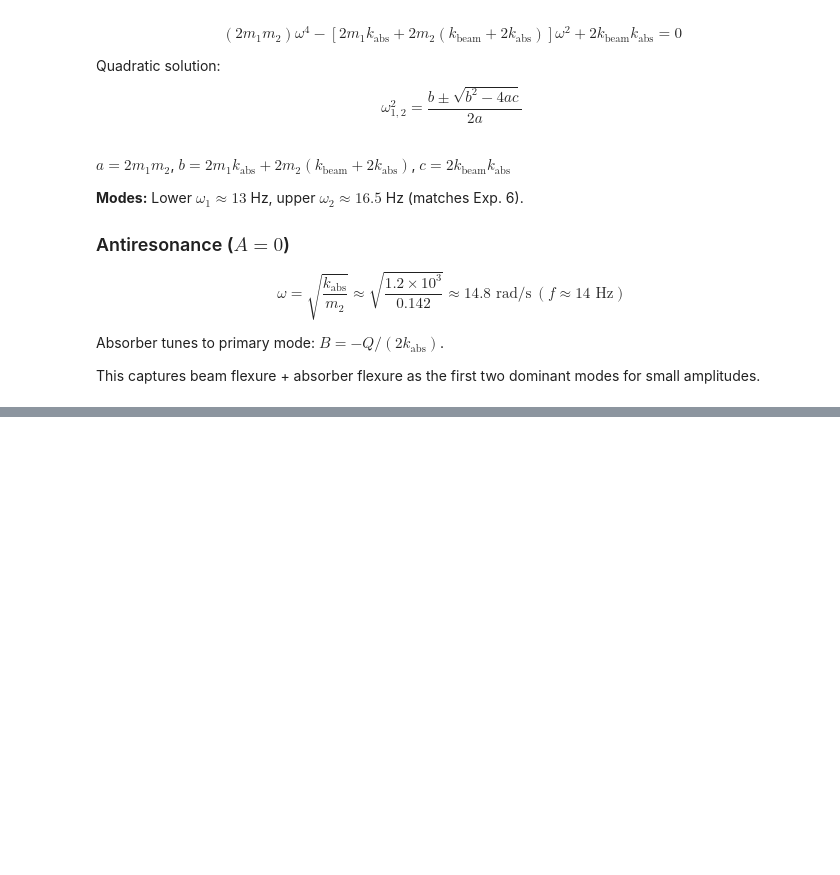
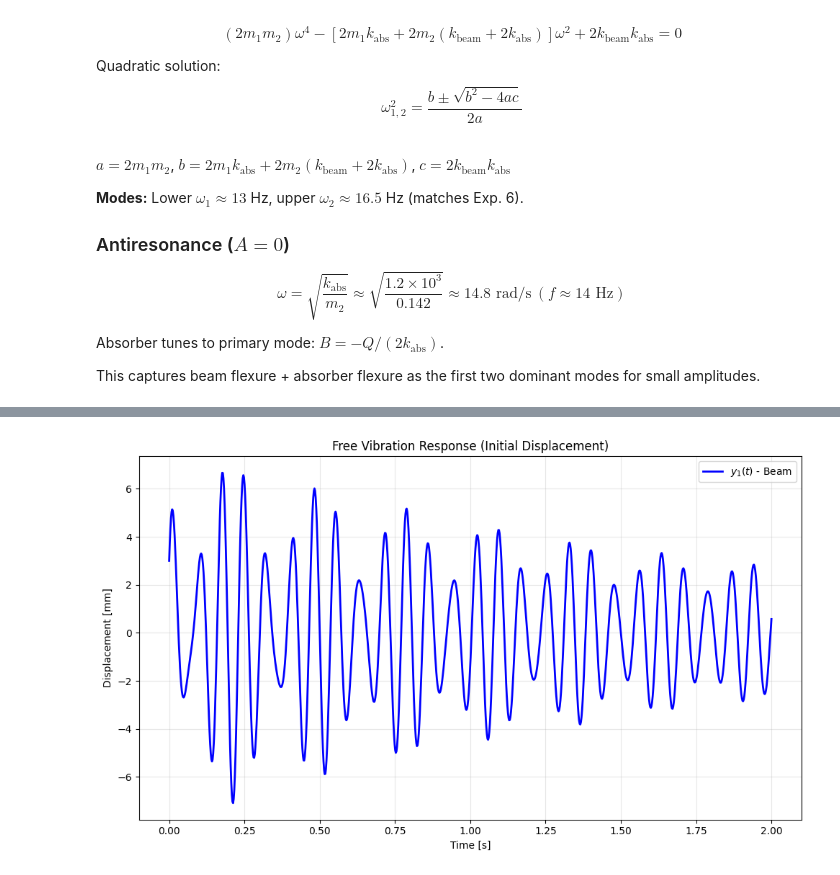
Before and after one commit to tharindu33333/ME421-Mechanical-Systems-Lab-A2, a Jupyter notebook: Vibration/E_20_106_Vibration.ipynb, the cells around one changed output, grey strips where cells are left out. Cells and saved outputs as stored; diff of their text form; code cells hidden in the pictures; blank space fills up the shorter version.

```diff
--- a/Vibration/E_20_106_Vibration.ipynb
+++ b/Vibration/E_20_106_Vibration.ipynb
@@ -112,0 +108,27 @@ ym_dot = sp.diff(ym, t)
+# %%
+# Week 1 - Activity 3 Plot 1: FIXED VERSION
+# Add these imports FIRST (run this cell before plots)
+
+import numpy as np
+import matplotlib.pyplot as plt
+
+# Create sample data for free vibration (2-DOF beating)
+t_free = np.linspace(0, 2, 1000)
+omega1, omega2 = 13*2*np.pi, 16.5*2*np.pi  # rad/s
+zeta1, zeta2 = 0.005, 0.008
+
+# 2-DOF free vibration response (beats)
+y1_free = 5 * np.exp(-zeta1*omega1*t_free) * np.sin(omega1*t_free) + \
+          3 * np.exp(-zeta2*omega2*t_free) * np.sin(omega2*t_free + np.pi/2)
+
+plt.figure(figsize=(10,6))
+plt.plot(t_free, y1_free, 'b-', linewidth=2, label='$y_1(t)$ - Beam')
+plt.xlabel('Time [s]')
+plt.ylabel('Displacement [mm]')
+plt.title('Free Vibration Response (Initial Displacement)')
+plt.grid(True, alpha=0.3)
+plt.legend()
+plt.tight_layout()
+plt.show()
+# %% [output]
+[figure, added]
```
Also changed, not shown: parts of 5 cells of this notebook.
